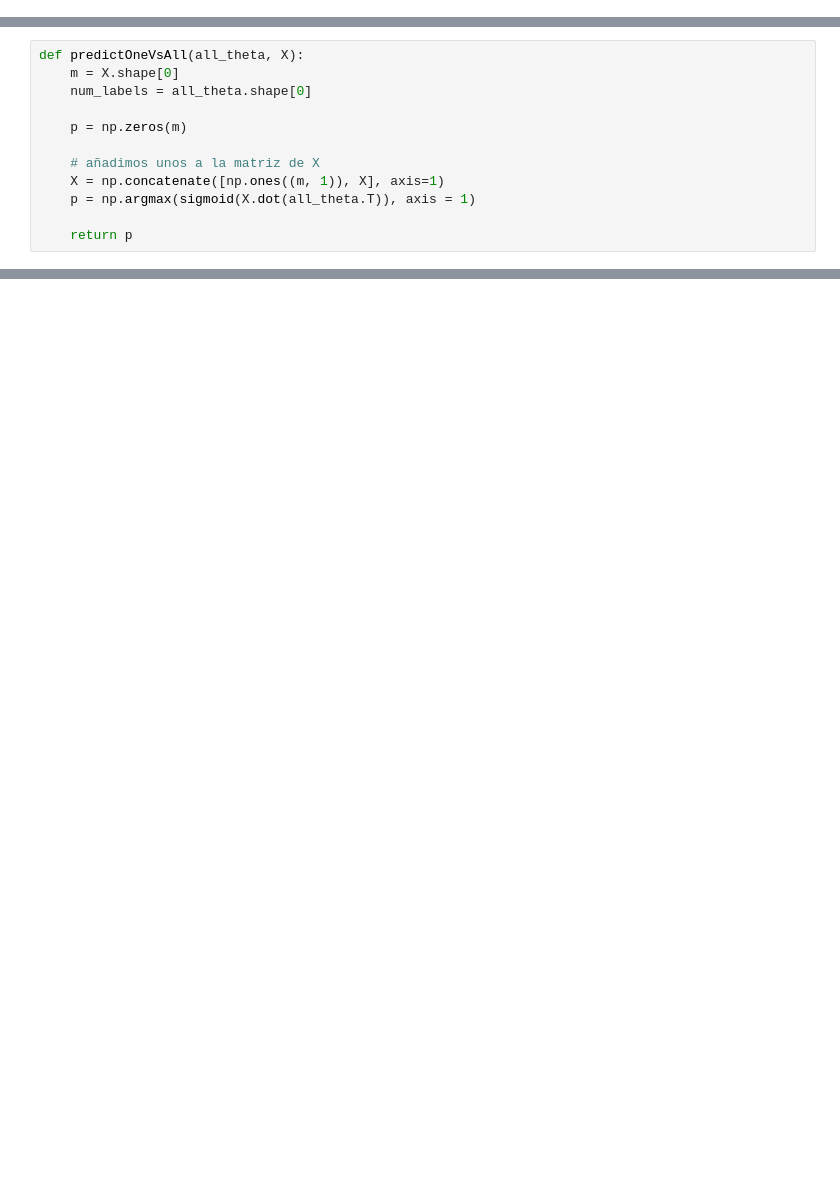
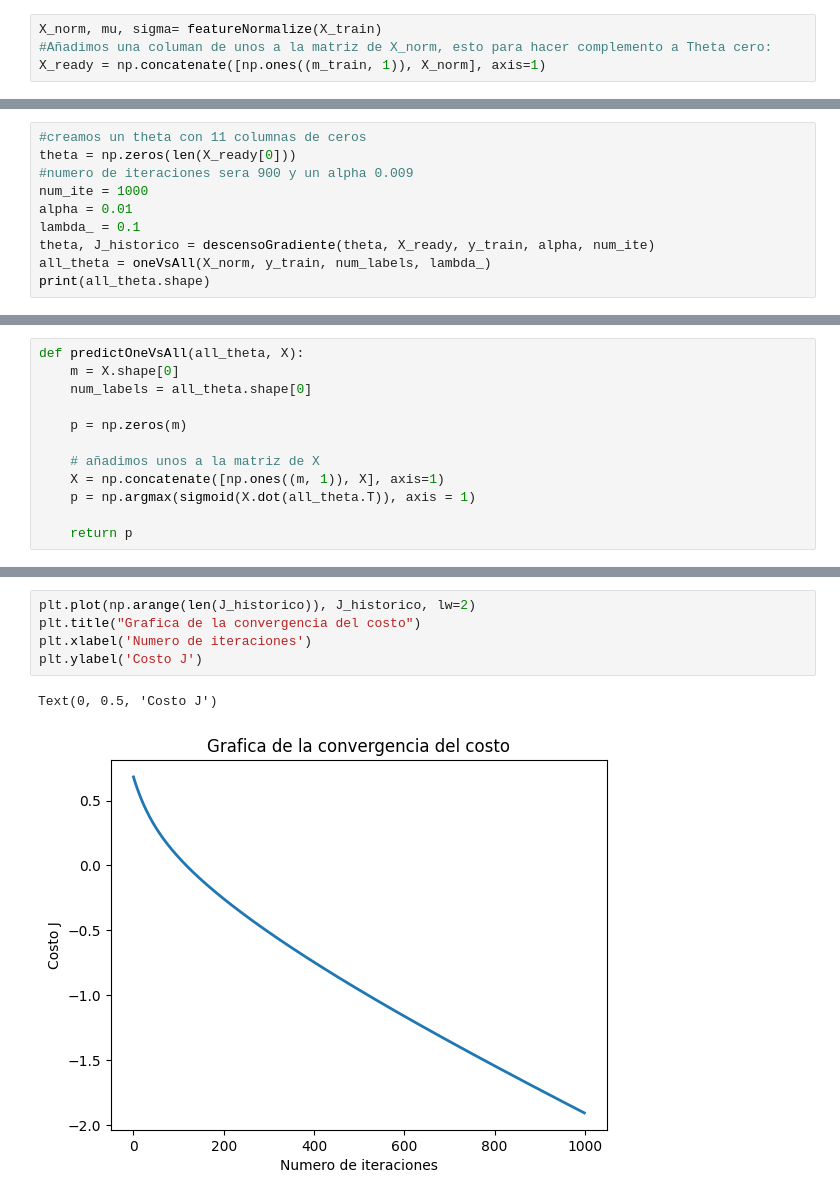
Before and after one commit to lfamadory/SIS420_IA_022024_, a Jupyter notebook: EXAMENES/Primer Parcial/primer_parcial.ipynb, the cells around one changed output, grey strips where cells are left out. Cells and saved outputs as stored; diff of their text form; blank space fills up the shorter version.

```diff
--- a/EXAMENES/Primer Parcial/primer_parcial.ipynb
+++ b/EXAMENES/Primer Parcial/primer_parcial.ipynb
@@ -592,0 +611,4 @@ X_norm, mu, sigma= featureNormalize(X_train)
+# %%
+X_norm, mu, sigma= featureNormalize(X_train)
+#Añadimos una columan de unos a la matriz de X_norm, esto para hacer complemento a Theta cero:
+X_ready = np.concatenate([np.ones((m_train, 1)), X_norm], axis=1)
@@ -663,0 +689,10 @@ print(all_theta.shape)
+# %%
+#creamos un theta con 11 columnas de ceros
+theta = np.zeros(len(X_ready[0]))
+#numero de iteraciones sera 900 y un alpha 0.009
+num_ite = 1000
+alpha = 0.01
+lambda_ = 0.1
+theta, J_historico = descensoGradiente(theta, X_ready, y_train, alpha, num_ite)
+all_theta = oneVsAll(X_norm, y_train, num_labels, lambda_)
+print(all_theta.shape)
@@ -710,0 +748,8 @@ Precision del conjunto de prueba: 78.98%
+# %%
+plt.plot(np.arange(len(J_historico)), J_historico, lw=2)
+plt.title("Grafica de la convergencia del costo")
+plt.xlabel('Numero de iteraciones')
+plt.ylabel('Costo J')
+# %% [output]
+Text(0, 0.5, 'Costo J')
+[figure, added]
```
Also changed, not shown: parts of 20 cells of this notebook.
